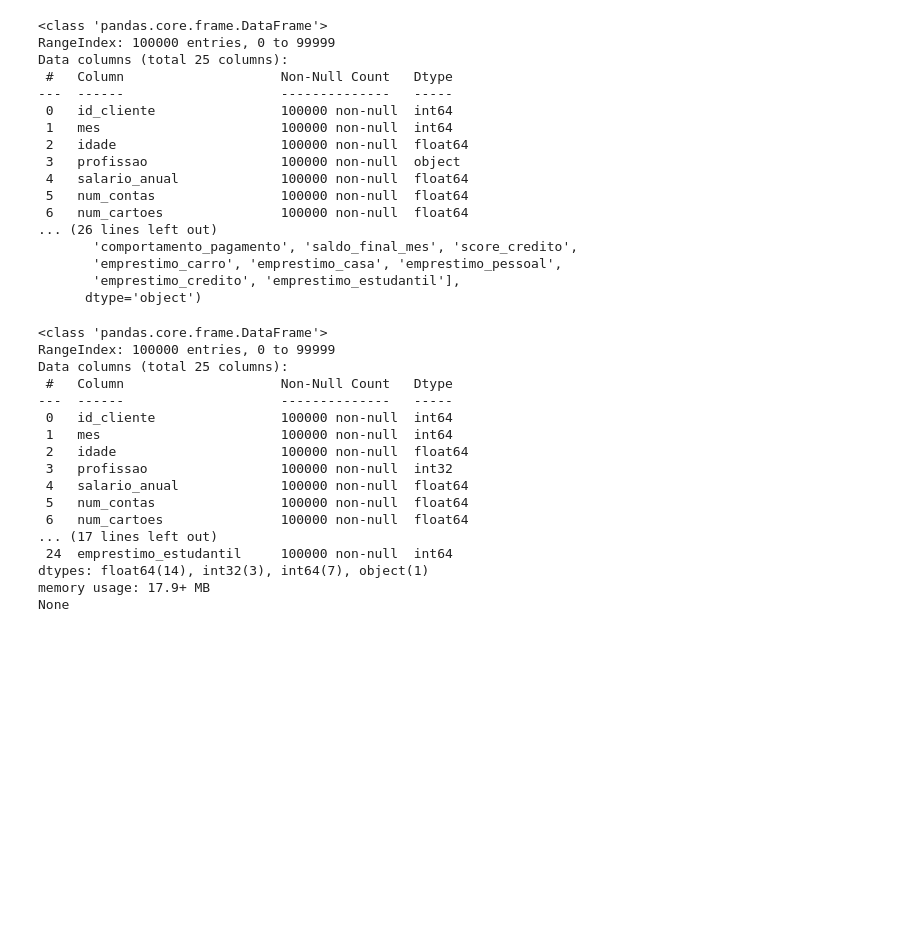
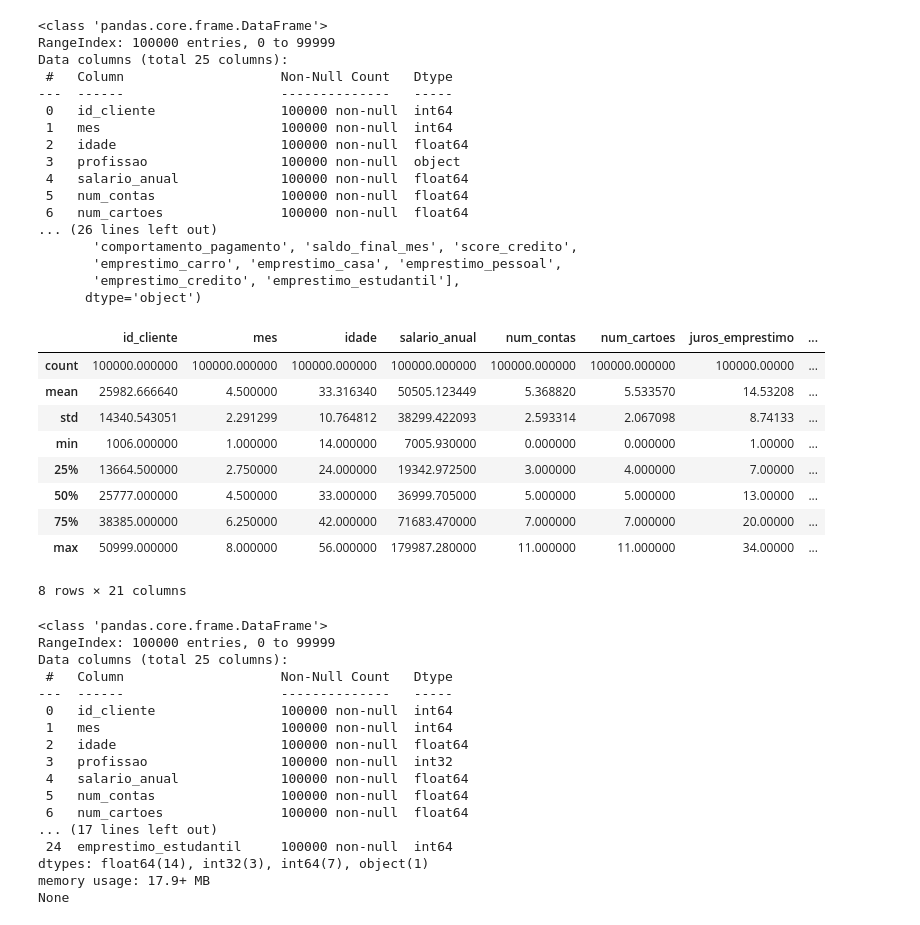
Before and after one commit to Haell39/Analise-Credito, a Jupyter notebook: main.ipynb, the cells around one changed output. Cells and saved outputs as stored; diff of their text form; code cells hidden in the pictures; blank space fills up the shorter version.

```diff
--- a/main.ipynb
+++ b/main.ipynb
@@ -38,3 +38,16 @@ Data columns (total 25 columns):
        'emprestimo_carro', 'emprestimo_casa', 'emprestimo_pessoal',
        'emprestimo_credito', 'emprestimo_estudantil'],
       dtype='object')
+# %%
+table.describe()
+# %% [output]
+|  | id_cliente | mes | idade | salario_anual | num_contas | num_cartoes | juros_emprestimo | ... |
+| count | 100000.000000 | 100000.000000 | 100000.000000 | 100000.000000 | 100000.000000 | 100000.000000 | 100000.00000 | ... |
+| mean | 25982.666640 | 4.500000 | 33.316340 | 50505.123449 | 5.368820 | 5.533570 | 14.53208 | ... |
+| std | 14340.543051 | 2.291299 | 10.764812 | 38299.422093 | 2.593314 | 2.067098 | 8.74133 | ... |
+| min | 1006.000000 | 1.000000 | 14.000000 | 7005.930000 | 0.000000 | 0.000000 | 1.00000 | ... |
+| 25% | 13664.500000 | 2.750000 | 24.000000 | 19342.972500 | 3.000000 | 4.000000 | 7.00000 | ... |
+| 50% | 25777.000000 | 4.500000 | 33.000000 | 36999.705000 | 5.000000 | 5.000000 | 13.00000 | ... |
+| 75% | 38385.000000 | 6.250000 | 42.000000 | 71683.470000 | 7.000000 | 7.000000 | 20.00000 | ... |
+| max | 50999.000000 | 8.000000 | 56.000000 | 179987.280000 | 11.000000 | 11.000000 | 34.00000 | ... |
+8 rows × 21 columns
```
Also changed, not shown: parts of 9 cells of this notebook.
